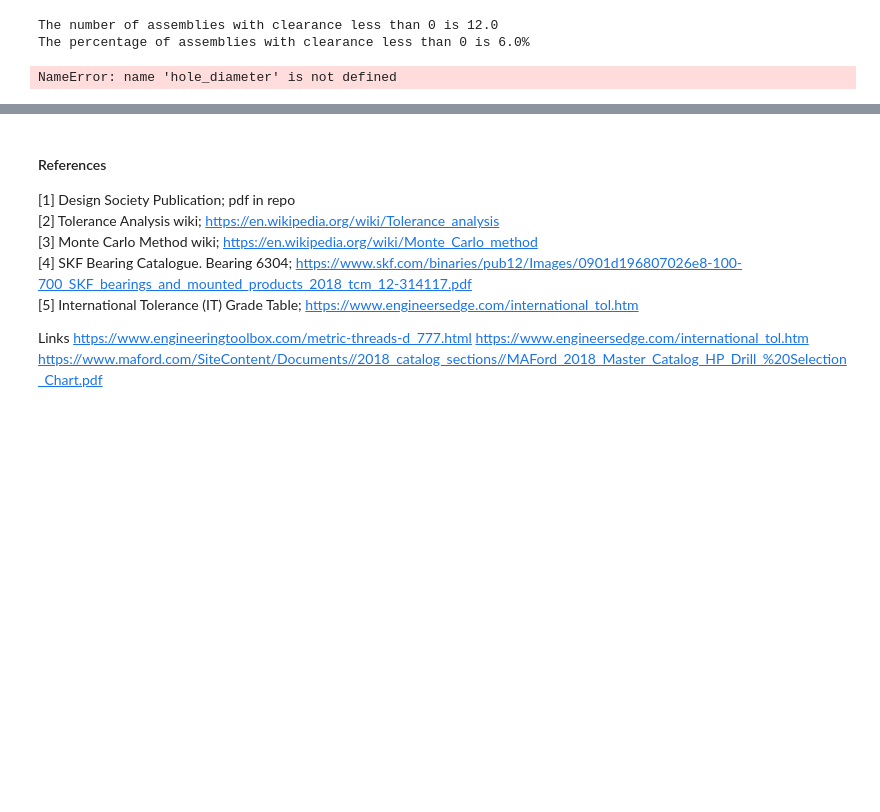
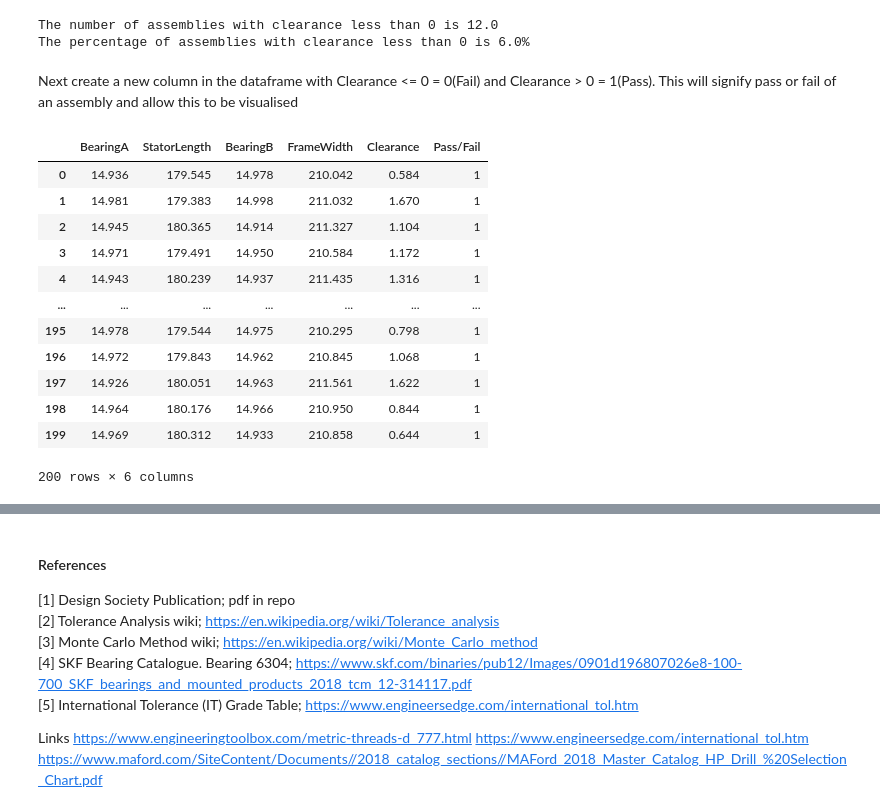
Before and after one commit to killfoley/ProgDAProject, a Jupyter notebook: ProgDA_Project.ipynb, the cells around one changed output, grey strips where cells are left out. Saved outputs shown, nothing was run; the diff lists cells and outputs as text; code cells hidden in the pictures; blank space fills up the shorter version.

```diff
--- a/ProgDA_Project.ipynb
+++ b/ProgDA_Project.ipynb
@@ -216,11 +215,30 @@ print ("The percentage of assemblies with clearance less than 0 is %0.1f%%\n" %
 # %% [output]
 The number of assemblies with clearance less than 0 is 12.0
 The percentage of assemblies with clearance less than 0 is 6.0%
-# %%
-count, bins, ignored = plt.hist(hole_diameter, 30, density=True)
-plt.plot(bins, 1/(sigma * np.sqrt(2 * np.pi)) *
-               np.exp( - (bins - mu)**2 / (2 * sigma**2) ),
-         linewidth=2, color='r')
-plt.show()
-# %% [output]
-NameError: name 'hole_diameter' is not defined
+# %% [markdown]
+Next create a new column in the dataframe with Clearance <= 0 = 0(Fail) and Clearance > 0 = 1(Pass). This will signify pass or fail of an assembly and allow this to be visualised
+# %%
+#https://www.geeksforgeeks.org/create-a-column-using-for-loop-in-pandas-dataframe/
+result = []
+for value in df['Clearance']:
+    if value <= 0:
+        result.append(0)
+    else:
+        result.append(1)
+
+df['Pass/Fail'] = result
+df
+# %% [output]
+|  | BearingA | StatorLength | BearingB | FrameWidth | Clearance | Pass/Fail |
+| 0 | 14.936 | 179.545 | 14.978 | 210.042 | 0.584 | 1 |
+| 1 | 14.981 | 179.383 | 14.998 | 211.032 | 1.670 | 1 |
+| 2 | 14.945 | 180.365 | 14.914 | 211.327 | 1.104 | 1 |
+| 3 | 14.971 | 179.491 | 14.950 | 210.584 | 1.172 | 1 |
+| 4 | 14.943 | 180.239 | 14.937 | 211.435 | 1.316 | 1 |
+| ... | ... | ... | ... | ... | ... | ... |
+| 195 | 14.978 | 179.544 | 14.975 | 210.295 | 0.798 | 1 |
+| 196 | 14.972 | 179.843 | 14.962 | 210.845 | 1.068 | 1 |
+| 197 | 14.926 | 180.051 | 14.963 | 211.561 | 1.622 | 1 |
+| 198 | 14.964 | 180.176 | 14.966 | 210.950 | 0.844 | 1 |
+| 199 | 14.969 | 180.312 | 14.933 | 210.858 | 0.644 | 1 |
+200 rows × 6 columns
```
Also changed, not shown: parts of 4 cells of this notebook.
